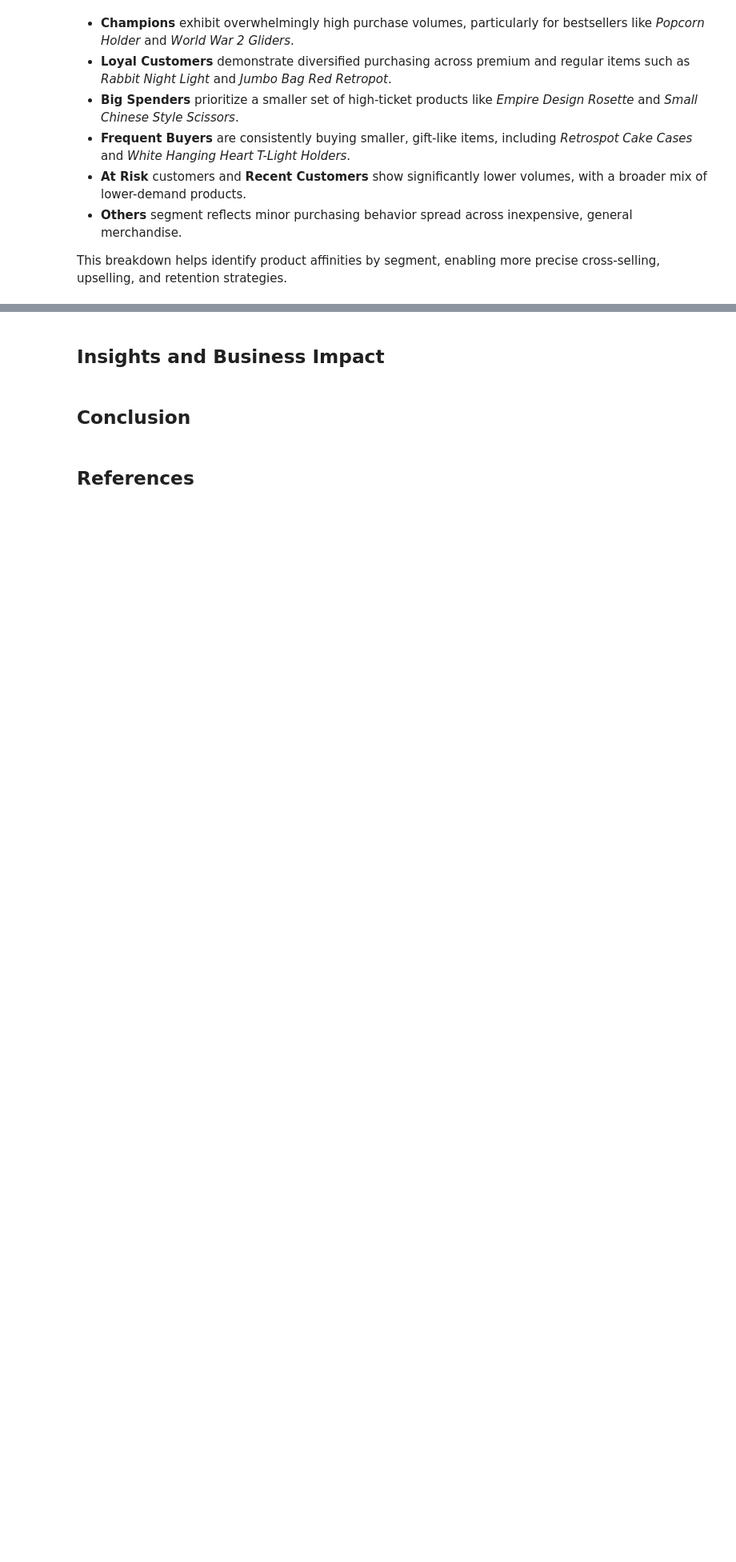
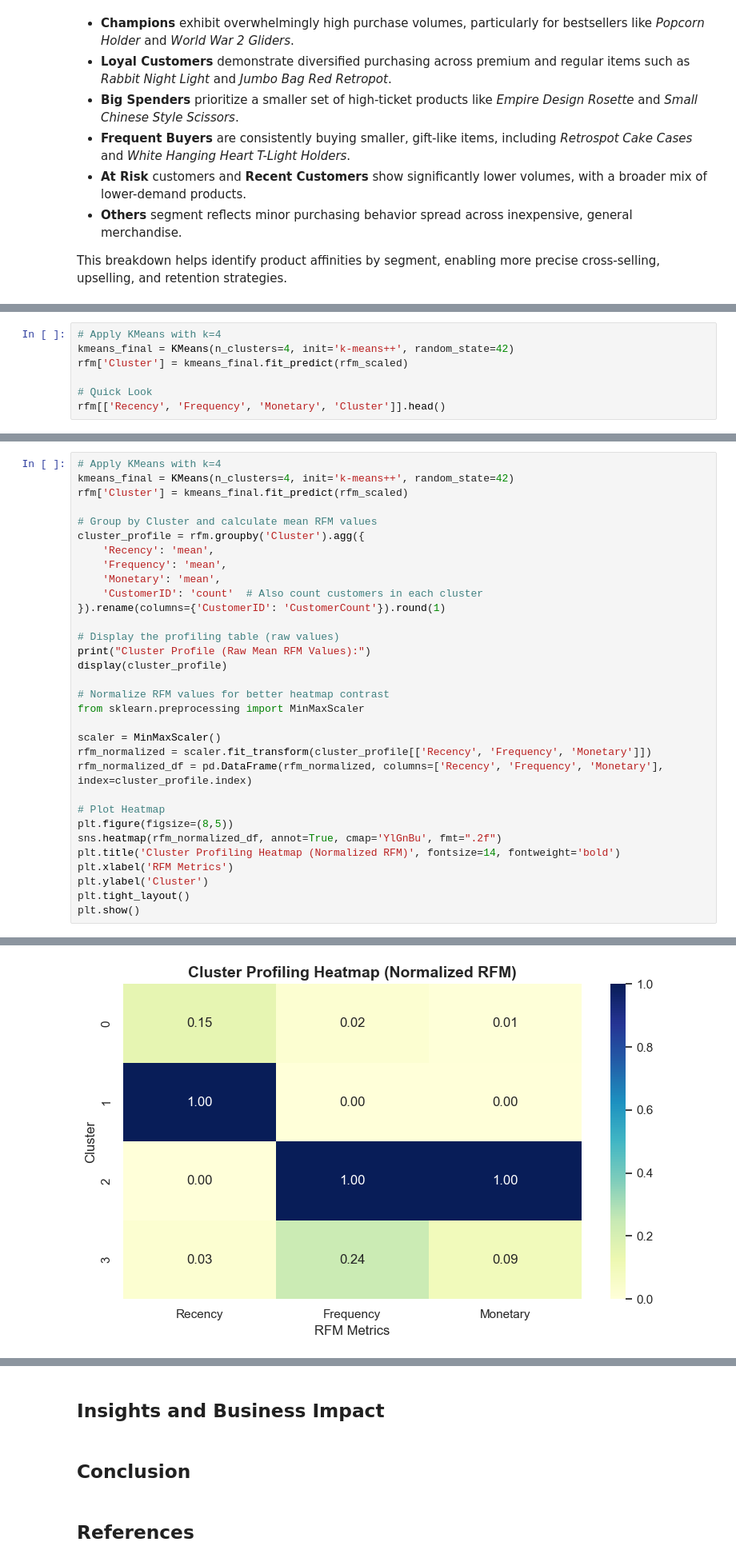
Before and after one commit to AI-Generative-IoT/DataMining-CustomerSegmentation-Project, a Jupyter notebook: Customer Segmentation.ipynb, the cells around one changed output, grey strips where cells are left out. Shown at 80% size. Drawn from its saved outputs; the diff is of its cells as text; blank space fills up the shorter version.

```diff
--- a/Customer Segmentation.ipynb
+++ b/Customer Segmentation.ipynb
@@ -1473,0 +1542,7 @@ This breakdown helps identify product affinities by segment, enabling more preci
+# %%
+# Apply KMeans with k=4
+kmeans_final = KMeans(n_clusters=4, init='k-means++', random_state=42)
+rfm['Cluster'] = kmeans_final.fit_predict(rfm_scaled)
+
+# Quick Look
+rfm[['Recency', 'Frequency', 'Monetary', 'Cluster']].head()
@@ -1473,0 +1569,33 @@ This breakdown helps identify product affinities by segment, enabling more preci
+# %%
+# Apply KMeans with k=4
+kmeans_final = KMeans(n_clusters=4, init='k-means++', random_state=42)
+rfm['Cluster'] = kmeans_final.fit_predict(rfm_scaled)
+
+# Group by Cluster and calculate mean RFM values
+cluster_profile = rfm.groupby('Cluster').agg({
+    'Recency': 'mean',
+    'Frequency': 'mean',
+    'Monetary': 'mean',
+    'CustomerID': 'count'  # Also count customers in each cluster
+}).rename(columns={'CustomerID': 'CustomerCount'}).round(1)
+
+# Display the profiling table (raw values)
+print("Cluster Profile (Raw Mean RFM Values):")
+display(cluster_profile)
+
+# Normalize RFM values for better heatmap contrast
+from sklearn.preprocessing import MinMaxScaler
+
+scaler = MinMaxScaler()
+rfm_normalized = scaler.fit_transform(cluster_profile[['Recency', 'Frequency', 'Monetary']])
+rfm_normalized_df = pd.DataFrame(rfm_normalized, columns=['Recency', 'Frequency', 'Monetary'], index=cluster_profile.index)
+
+# Plot Heatmap
+plt.figure(figsize=(8,5))
+sns.heatmap(rfm_normalized_df, annot=True, cmap='YlGnBu', fmt=".2f")
+plt.title('Cluster Profiling Heatmap (Normalized RFM)', fontsize=14, fontweight='bold')
+plt.xlabel('RFM Metrics')
+plt.ylabel('Cluster')
+plt.tight_layout()
+plt.show()
+# %% [output]
@@ -1473,0 +1609 @@ This breakdown helps identify product affinities by segment, enabling more preci
+[figure, added]
```
Also changed, not shown: parts of 24 cells of this notebook.
